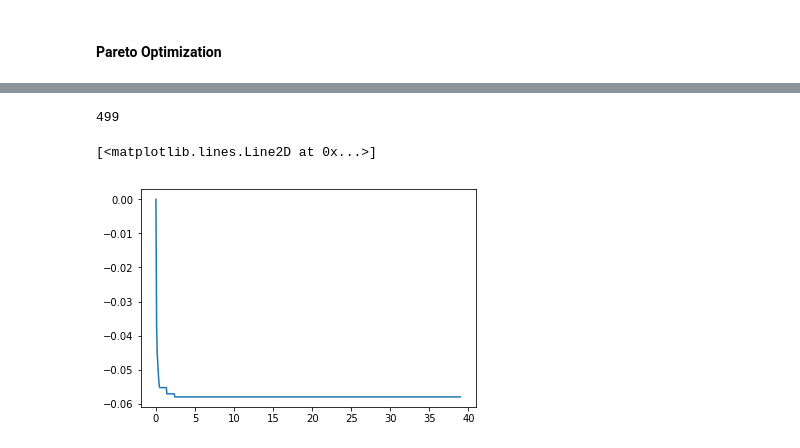
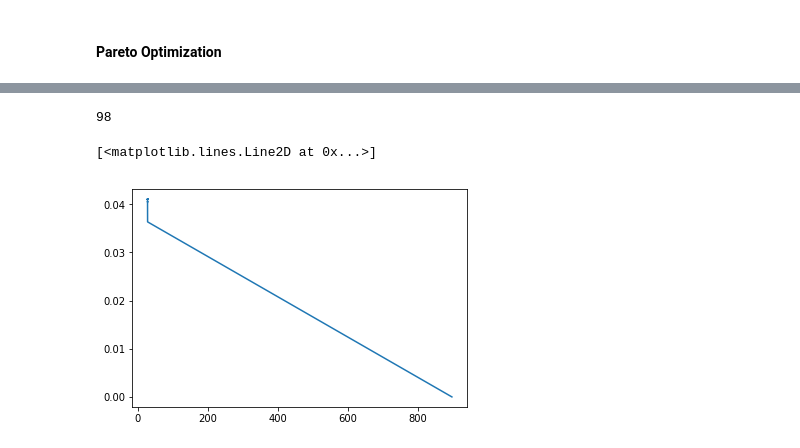
Before and after one commit to Didanny/CMPS-351-Assignments, a Jupyter notebook: Assignment 8/Assignment8.ipynb, the cells around one changed output, grey strips where cells are left out. Cells and saved outputs as stored; diff of their text form; code cells hidden in the pictures.

```diff
--- a/Assignment 8/Assignment8.ipynb
+++ b/Assignment 8/Assignment8.ipynb
@@ -201,8 +341,8 @@ u = cvx.Variable(200)
 alpha = 0.5
 obj = cvx.Minimize(cvx.norm(a,2)/2 + alpha*np.ones(200)@u)
 # %%
-x_constraints = [a.T * y.T[i] - b + u[i]>=  1 for i in range(m)]
-y_constraints = [a.T * x.T[i] - b - u[i + 100]<= -1 for i in range(n)]
+x_constraints = [a.T * y.T[i] - b + u[i]>=  1 for i in range(size)]
+y_constraints = [a.T * x.T[i] - b - u[i + 100]<= -1 for i in range(size)]
 u_constraints = [u[i] >= 0 for i in range(200)]
 
 constraints = x_constraints + y_constraints + u_constraints
@@ -282,10 +397,12 @@ array([0.   , 0.004, 0.008, 0.012, 0.016, 0.02 , 0.024, 0.028, 0.032,
+# %%
+l = np.linspace(0, 2, 99)
 # %%
 a = cvx.Variable(2)
 b = cvx.Variable()
 u = cvx.Variable(200)
 
-x_constraints = [a.T * y.T[i] - b + u[i]>=  1 for i in range(m)]
-y_constraints = [a.T * x.T[i] - b - u[i + 100]<= -1 for i in range(n)]
+x_constraints = [a.T * y.T[i] - b + u[i]>=  1 for i in range(size)]
+y_constraints = [a.T * x.T[i] - b - u[i + 100]<= -1 for i in range(size)]
 u_constraints = [u[i] >= 0 for i in range(200)]
 
 constraints = x_constraints + y_constraints + u_constraints
@@ -298,14 +415,14 @@ for i, alpha in enumerate(l):
     prob = cvx.Problem(obj, constraints)
     prob.solve()
     term1.append(0.5*la.norm(a.value))
-    term2.append(alpha*np.ones(200)@u.value)
+    term2.append(np.ones(200)@u.value)
     print(i, end='\r')
 # %% [output]
-499
+98
 # %%
 term1 = np.array(term1)
 term2 = np.array(term2)
-plt.plot(term2, -term1)
+plt.plot(term2, term1)
 # %% [output]
 [<matplotlib.lines.Line2D at 0x...>]
-[figure, old version]
+[figure, new version]
```
Also changed, not shown: parts of 53 cells of this notebook, 3 other files.
